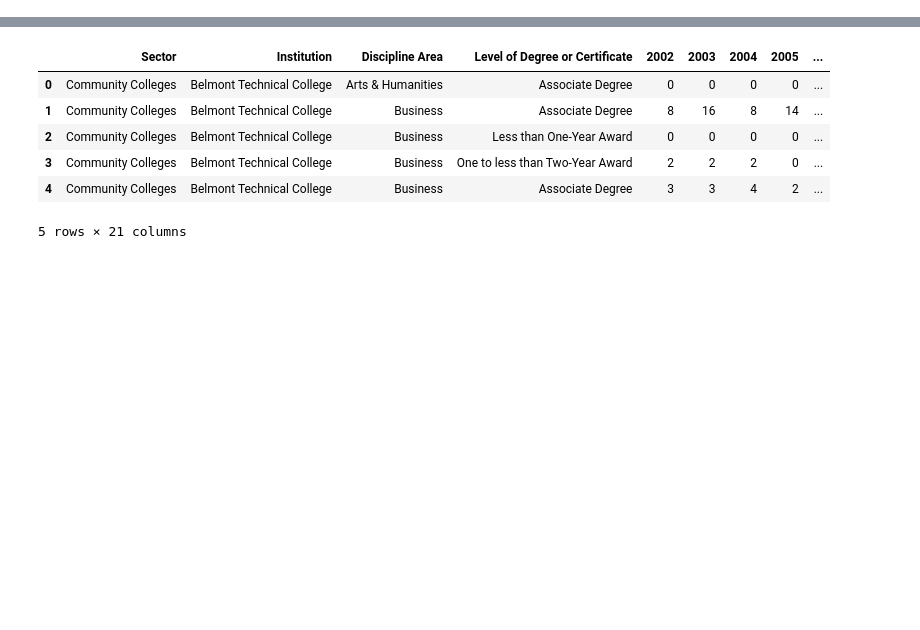
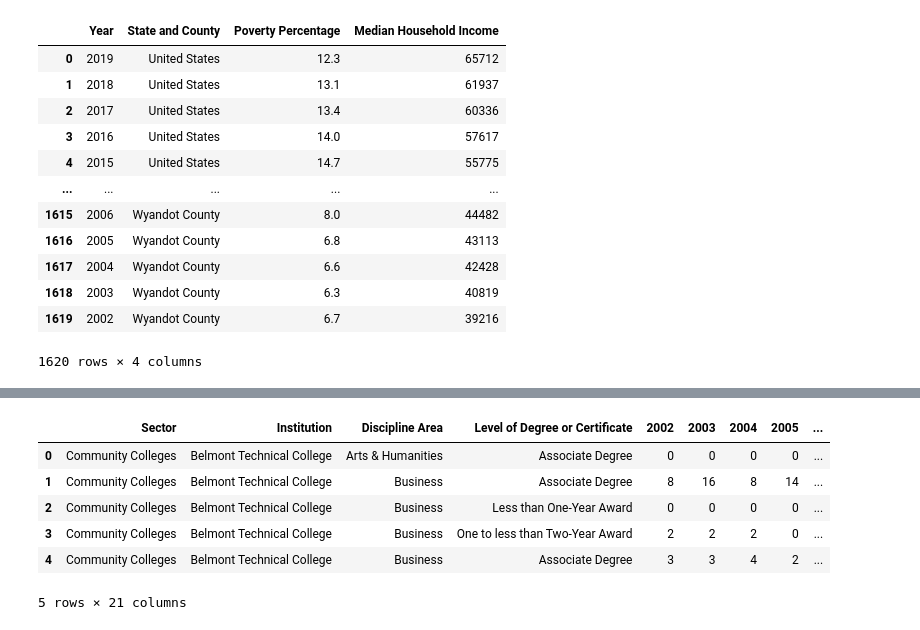
Before and after one commit to AntwonS116/Project-Ohio-College-Analysis, a Jupyter notebook: data.ipynb, the cells around one changed output, grey strips where cells are left out. Drawn from its saved outputs; the diff is of its cells as text; code cells hidden in the pictures; blank space fills up the shorter version.

```diff
--- a/data.ipynb
+++ b/data.ipynb
@@ -11,0 +67,10 @@ FileNotFoundError: [Errno 2] No such file or directory: 'Resources/2002 - 2019 O
+# %%
+# renaming columns
+
+inc_pov_df = inc_pov_df.rename(columns={"Year": "Year", "State / County Name": "State and County", "All Ages in Poverty Percent": "Poverty Percentage", "Median Household Income in Dollars": "Median Household Income"})
+# inc_pov_df.head()
+# %%
+#Grabbing needed poverty rate columns
+
+new_inc = inc_pov_df[["Year", "State", "County ID", "State and County", "Poverty Percentage", "Median Household Income"]]
+new_inc.head()
@@ -11,0 +84,21 @@ FileNotFoundError: [Errno 2] No such file or directory: 'Resources/2002 - 2019 O
+# %%
+#Removing state and county ID as they are not needed
+
+drop_new_inc = new_inc.drop(columns=["State", "County ID"])
+
+
+drop_new_inc
+# %% [output]
+|  | Year | State and County | Poverty Percentage | Median Household Income |
+| 0 | 2019 | United States | 12.3 | 65712 |
+| 1 | 2018 | United States | 13.1 | 61937 |
+| 2 | 2017 | United States | 13.4 | 60336 |
+| 3 | 2016 | United States | 14.0 | 57617 |
+| 4 | 2015 | United States | 14.7 | 55775 |
+| ... | ... | ... | ... | ... |
+| 1615 | 2006 | Wyandot County | 8.0 | 44482 |
+| 1616 | 2005 | Wyandot County | 6.8 | 43113 |
+| 1617 | 2004 | Wyandot County | 6.6 | 42428 |
+| 1618 | 2003 | Wyandot County | 6.3 | 40819 |
+| 1619 | 2002 | Wyandot County | 6.7 | 39216 |
+1620 rows × 4 columns
```
Also changed, not shown: parts of 21 cells of this notebook, 2 other files.
